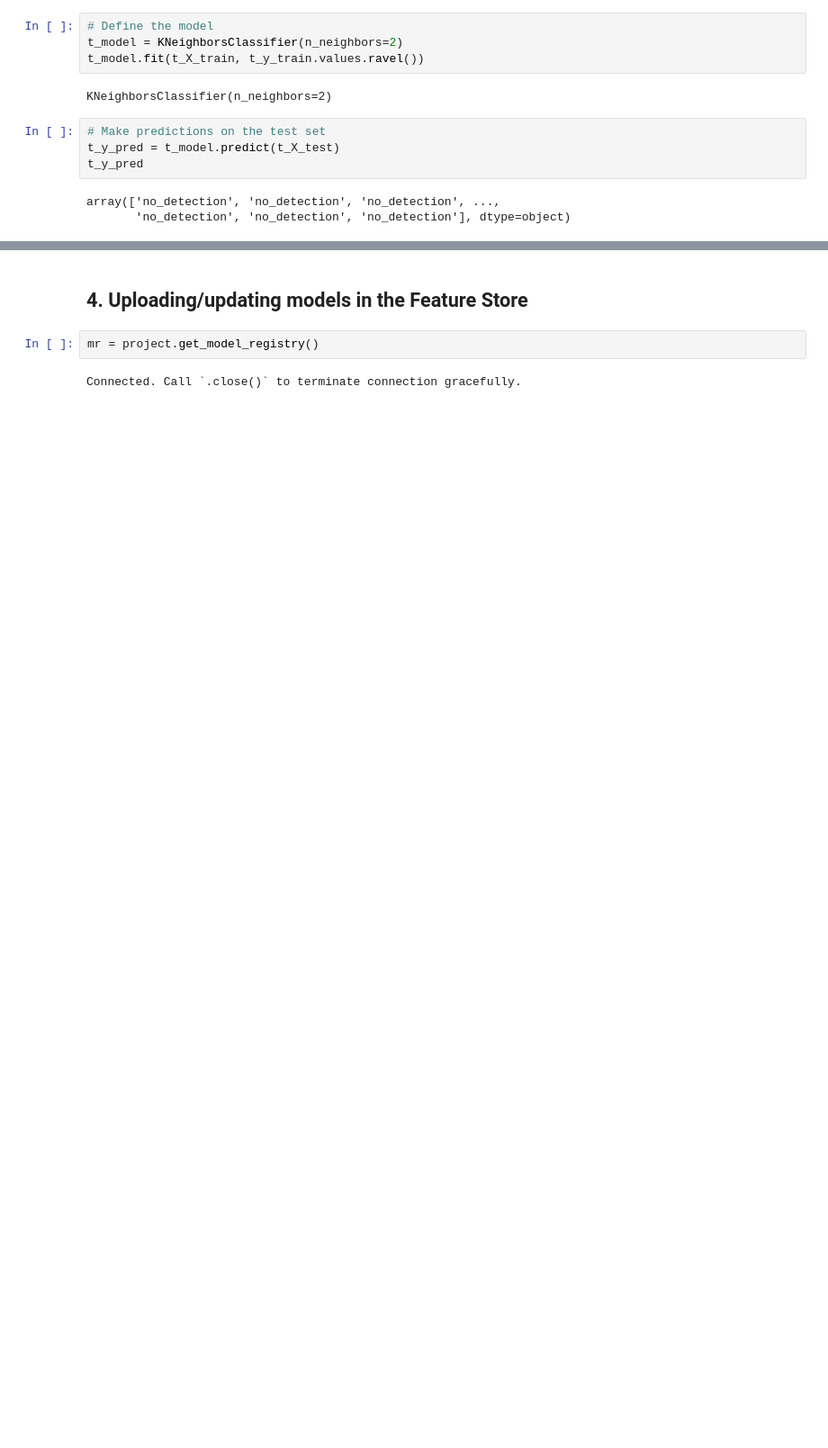
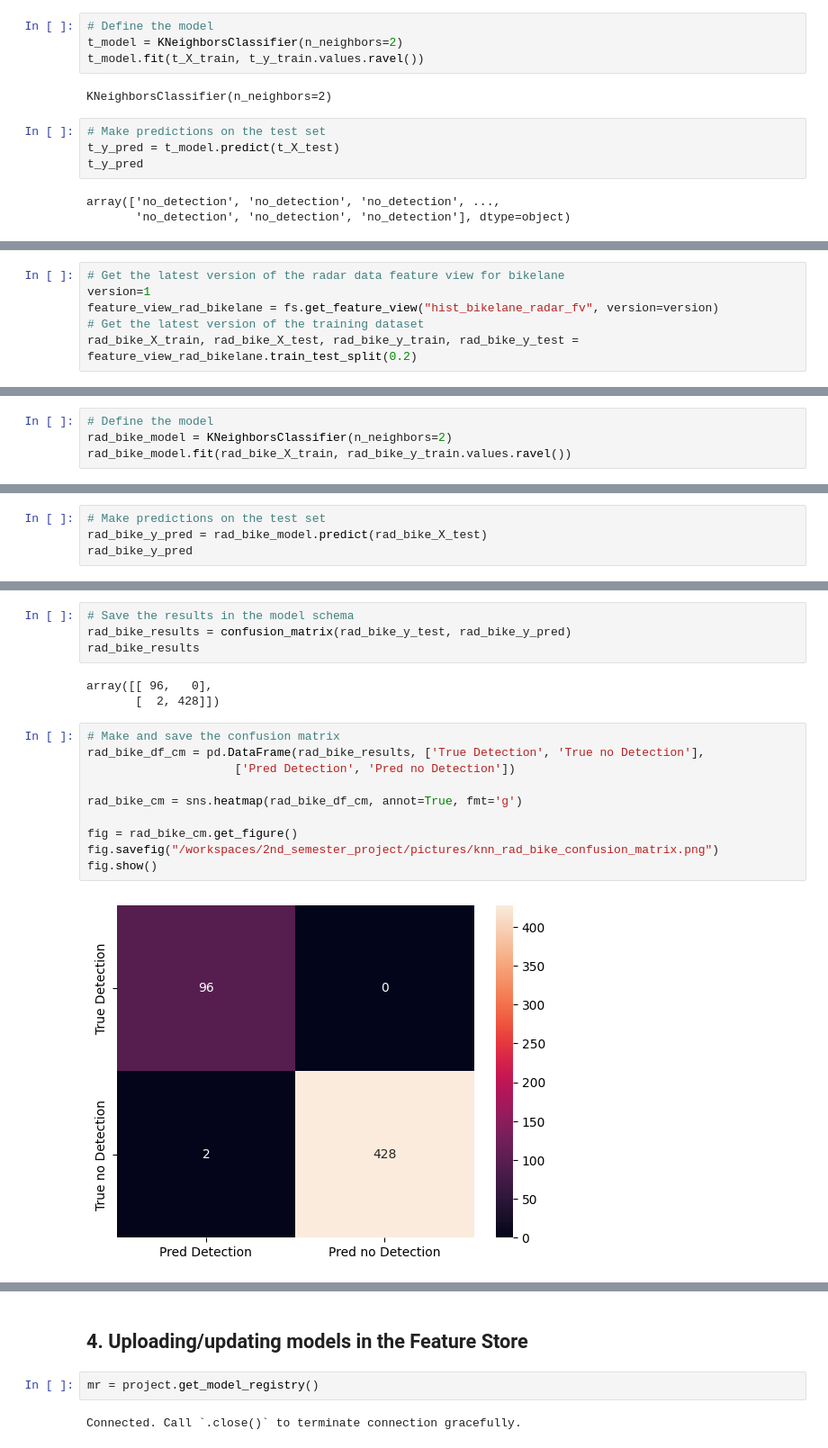
Before and after one commit to annikaijak/2nd_semester_project, a Jupyter notebook: notebooks/4_model_training.ipynb, the cells around one changed output, grey strips where cells are left out. Shown at 90% size. Drawn from its saved outputs; the diff is of its cells as text; blank space fills up the shorter version.

```diff
--- a/notebooks/4_model_training.ipynb
+++ b/notebooks/4_model_training.ipynb
@@ -188,0 +188,6 @@ fig.show()
+# %%
+# Get the latest version of the radar data feature view for bikelane
+version=1
+feature_view_rad_bikelane = fs.get_feature_view("hist_bikelane_radar_fv", version=version)
+# Get the latest version of the training dataset
+rad_bike_X_train, rad_bike_X_test, rad_bike_y_train, rad_bike_y_test = feature_view_rad_bikelane.train_test_split(0.2)
@@ -188,0 +205,4 @@ fig.show()
+# %%
+# Define the model
+rad_bike_model = KNeighborsClassifier(n_neighbors=2)
+rad_bike_model.fit(rad_bike_X_train, rad_bike_y_train.values.ravel())
@@ -188,0 +211,4 @@ fig.show()
+# %%
+# Make predictions on the test set
+rad_bike_y_pred = rad_bike_model.predict(rad_bike_X_test)
+rad_bike_y_pred
@@ -188,0 +255,19 @@ fig.show()
+# %%
+# Save the results in the model schema
+rad_bike_results = confusion_matrix(rad_bike_y_test, rad_bike_y_pred)
+rad_bike_results
+# %% [output]
+array([[ 96,   0],
+       [  2, 428]])
+# %%
+# Make and save the confusion matrix
+rad_bike_df_cm = pd.DataFrame(rad_bike_results, ['True Detection', 'True no Detection'],
+                     ['Pred Detection', 'Pred no Detection'])
+
+rad_bike_cm = sns.heatmap(rad_bike_df_cm, annot=True, fmt='g')
+
+fig = rad_bike_cm.get_figure()
+fig.savefig("/workspaces/2nd_semester_project/pictures/knn_rad_bike_confusion_matrix.png")
+fig.show()
+# %% [output]
+[figure, added]
```
Also changed, not shown: parts of 35 cells of this notebook, 26 other files.
